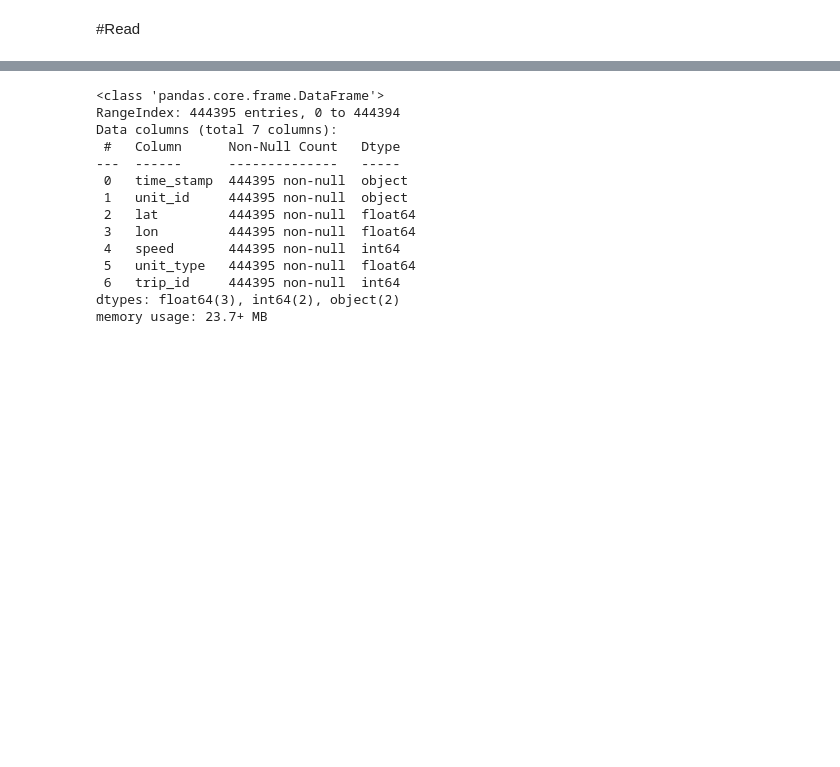
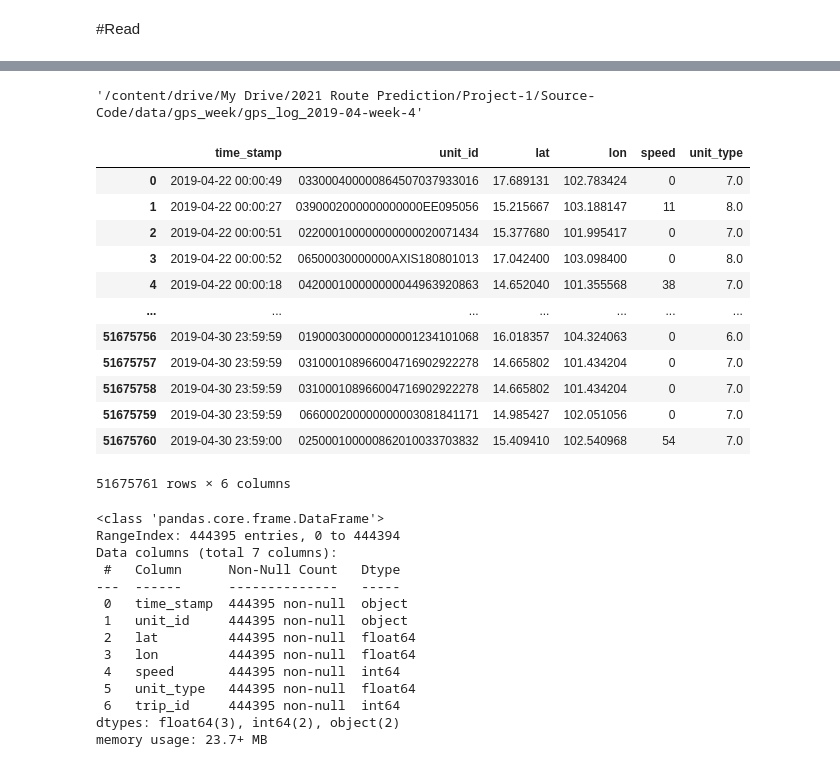
Before and after one commit to myNameIsPK/route_prediction, a Jupyter notebook: phase2/2.4/Feature_Engineering.ipynb, the cells around one changed output, grey strips where cells are left out. Cells and saved outputs as stored; diff of their text form; code cells hidden in the pictures; blank space fills up the shorter version.

```diff
--- a/phase2/2.4/Feature_Engineering.ipynb
+++ b/phase2/2.4/Feature_Engineering.ipynb
@@ -69,6 +68,30 @@ districtPath = '/content/drive/My Drive/2021 Route Prediction/Project-1/Source-C
+# %%
+all_week = glob.glob('/content/drive/My Drive/2021 Route Prediction/Project-1/Source-Code/data/gps_week' + '/*')
+# %%
+all_week[3]
+# %% [output]
+'/content/drive/My Drive/2021 Route Prediction/Project-1/Source-Code/data/gps_week/gps_log_2019-04-week-4'
 # %%
 trip = pd.read_csv(tripPath)
 district_NE = gpd.read_file(districtPath)
+# %%
+gps_week4 = pd.read_csv(all_week[3])
+# %%
+gps_week4
+# %% [output]
+|  | time_stamp | unit_id | lat | lon | speed | unit_type |
+| 0 | 2019-04-22 00:00:49 | 033000400000864507037933016 | 17.689131 | 102.783424 | 0 | 7.0 |
+| 1 | 2019-04-22 00:00:27 | 0390002000000000000EE095056 | 15.215667 | 103.188147 | 11 | 8.0 |
+| 2 | 2019-04-22 00:00:51 | 022000100000000000020071434 | 15.377680 | 101.995417 | 0 | 7.0 |
+| 3 | 2019-04-22 00:00:52 | 06500030000000AXIS180801013 | 17.042400 | 103.098400 | 0 | 8.0 |
+| 4 | 2019-04-22 00:00:18 | 042000100000000044963920863 | 14.652040 | 101.355568 | 38 | 7.0 |
+| ... | ... | ... | ... | ... | ... | ... |
+| 51675756 | 2019-04-30 23:59:59 | 019000300000000001234101068 | 16.018357 | 104.324063 | 0 | 6.0 |
+| 51675757 | 2019-04-30 23:59:59 | 031000108966004716902922278 | 14.665802 | 101.434204 | 0 | 7.0 |
+| 51675758 | 2019-04-30 23:59:59 | 031000108966004716902922278 | 14.665802 | 101.434204 | 0 | 7.0 |
+| 51675759 | 2019-04-30 23:59:59 | 066000200000000003081841171 | 14.985427 | 102.051056 | 0 | 7.0 |
+| 51675760 | 2019-04-30 23:59:00 | 025000100000862010033703832 | 15.409410 | 102.540968 | 54 | 7.0 |
+51675761 rows × 6 columns
 # %%
 trip.info()
 # %% [output]
```
Also changed, not shown: parts of 9 cells of this notebook.
